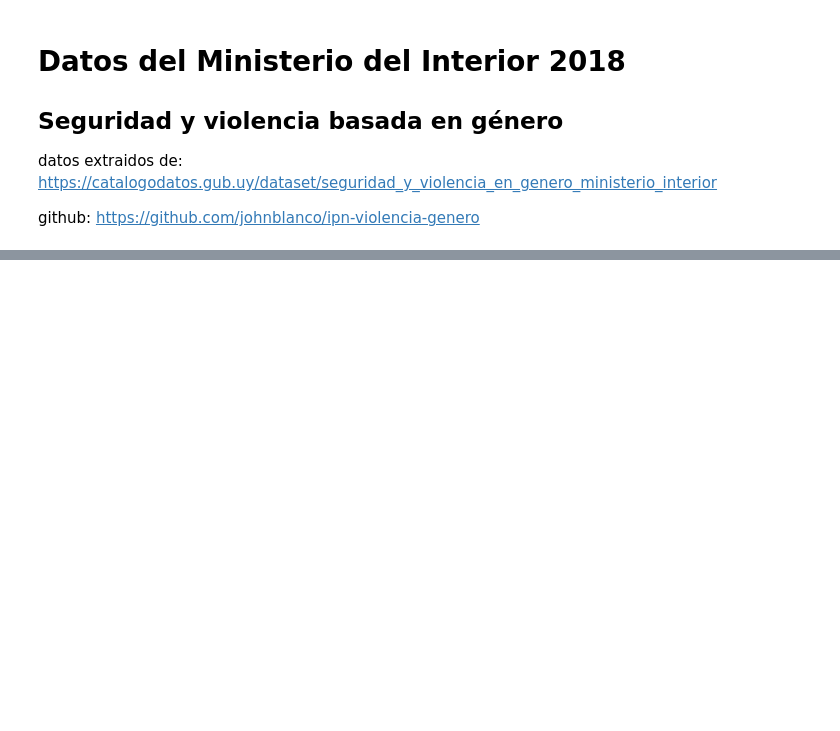
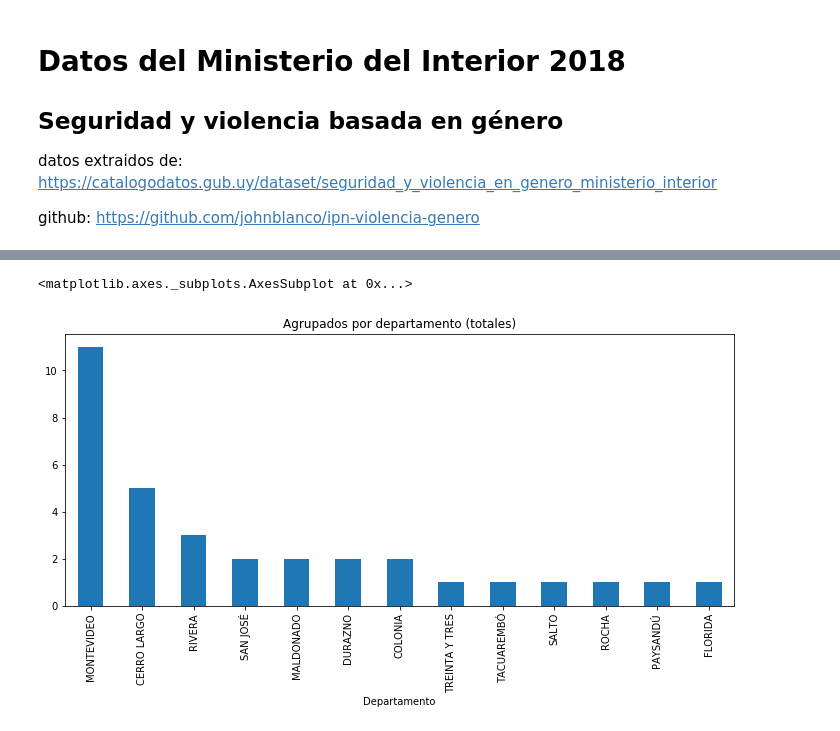
Before and after one commit to johnblanco/ipn-violencia-genero, a Jupyter notebook: Seguridad y violencia basada en género.ipynb, the cells around one changed output, grey strips where cells are left out. Saved outputs shown, nothing was run; the diff lists cells and outputs as text; code cells hidden in the pictures; blank space fills up the shorter version.

```diff
--- a/Seguridad y violencia basada en género.ipynb
+++ b/Seguridad y violencia basada en género.ipynb
@@ -33,2 +25,5 @@ df.head(2)
 # %%
-df.groupby('fecha').size().plot.bar(title='Cant. femicidios por fecha')
+df.groupby('Departamento').size().sort_values(ascending=False).plot.bar(title='Agrupados por departamento (totales)')
+# %% [output]
+<matplotlib.axes._subplots.AxesSubplot at 0x...>
+[figure, added]
```
Also changed, not shown: parts of 30 cells of this notebook, 2 other files.
